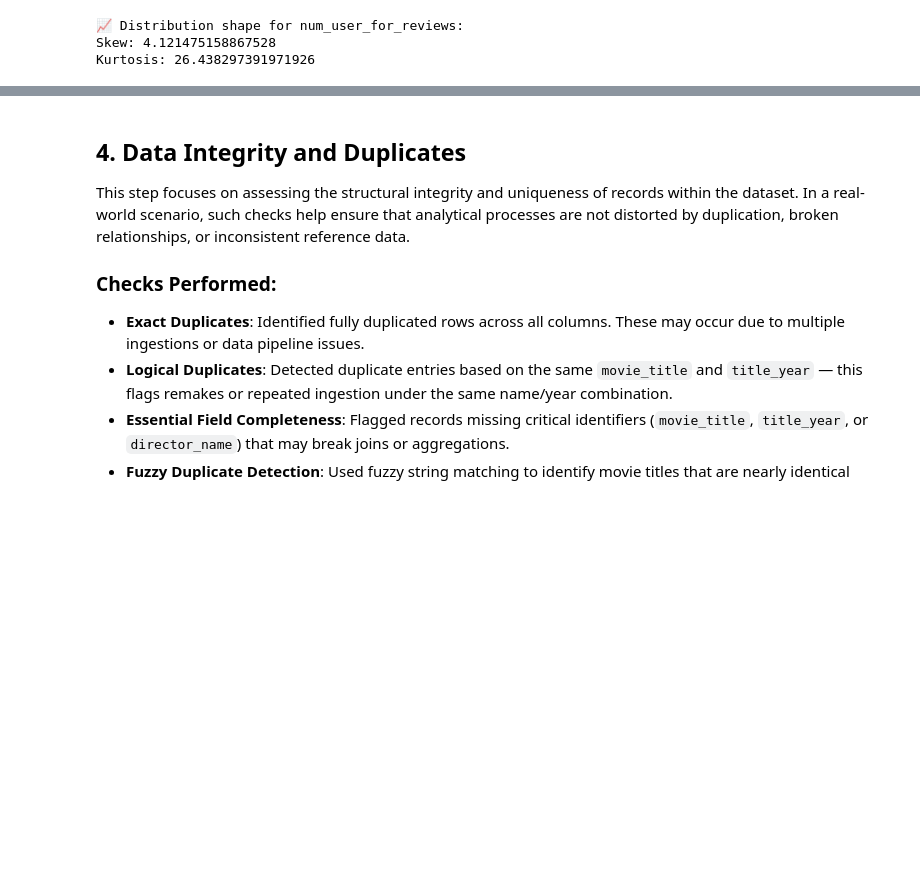
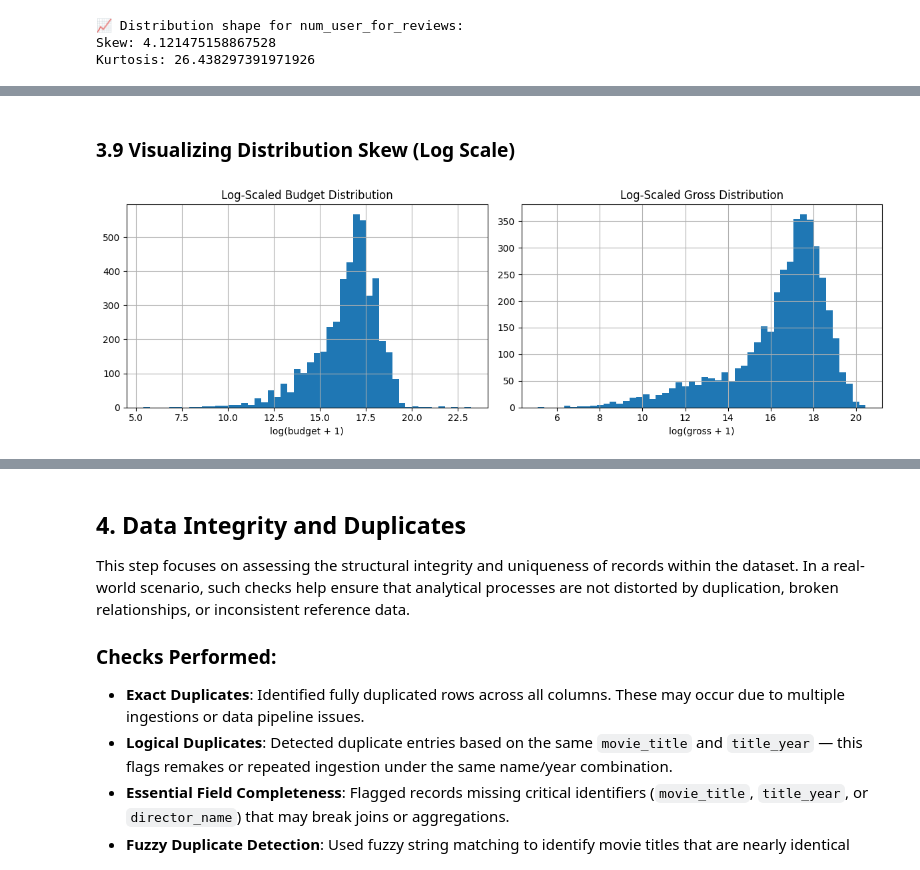
Before and after one commit to rogerioo/movie_challenge, a Jupyter notebook: challenge.ipynb, the cells around one changed output, grey strips where cells are left out. Cells and saved outputs as stored; diff of their text form; code cells hidden in the pictures; blank space fills up the shorter version.

```diff
--- a/challenge.ipynb
+++ b/challenge.ipynb
@@ -418,3 +435,24 @@ Kurtosis: 26.438297391971926
+# %% [markdown]
+### 3.9 Visualizing Distribution Skew (Log Scale)
+# %%
+import numpy as np
+
+plt.figure(figsize=(12, 4))
+
+plt.subplot(1, 2, 1)
+df['budget'].dropna().apply(np.log1p).hist(bins=50)
+plt.title("Log-Scaled Budget Distribution")
+plt.xlabel("log(budget + 1)")
+
+plt.subplot(1, 2, 2)
+df['gross'].dropna().apply(np.log1p).hist(bins=50)
+plt.title("Log-Scaled Gross Distribution")
+plt.xlabel("log(gross + 1)")
+
+plt.tight_layout()
+plt.show()
+# %% [output]
+[figure, added]
 # %% [markdown]
 ### 🔍 Findings – Numeric Data Consistency
 
```
Also changed, not shown: parts of 26 cells of this notebook.
